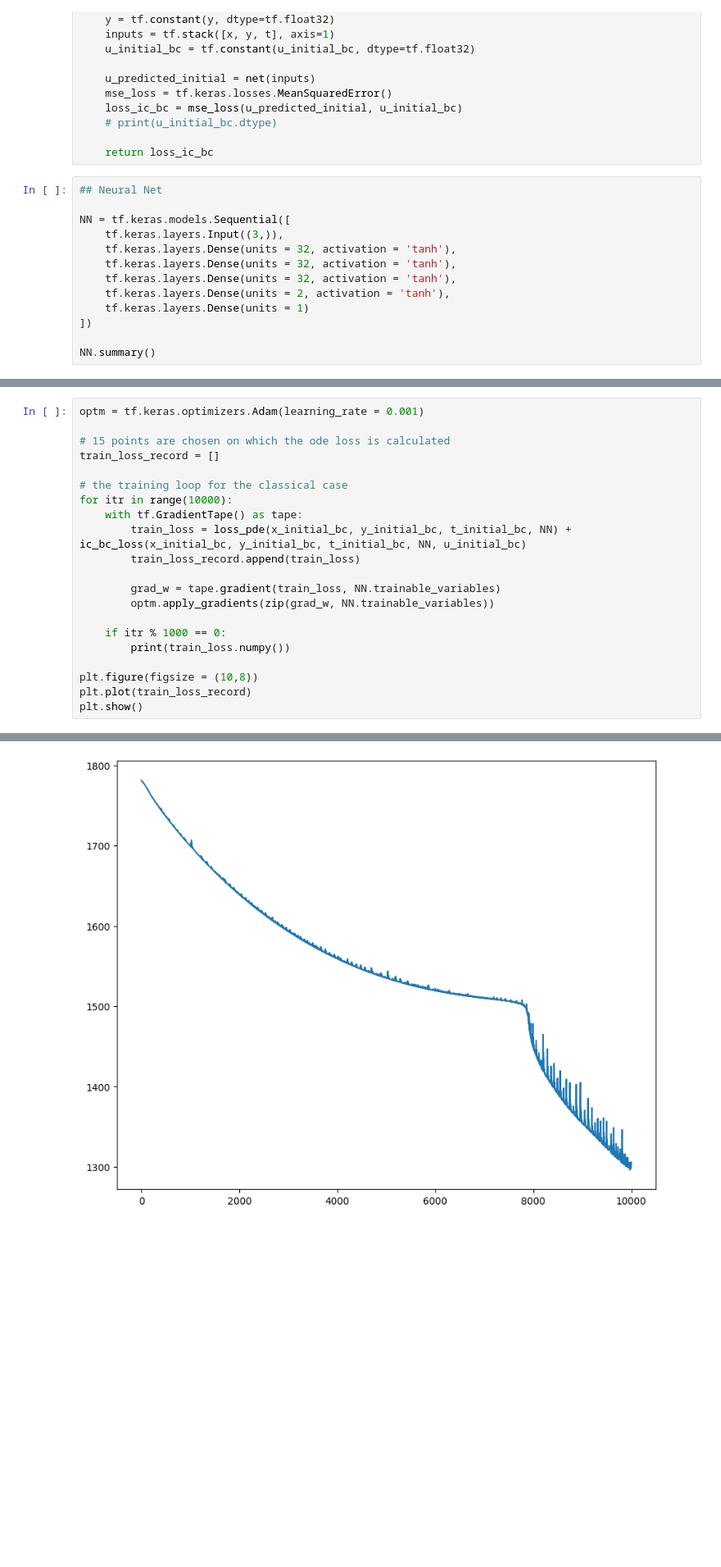
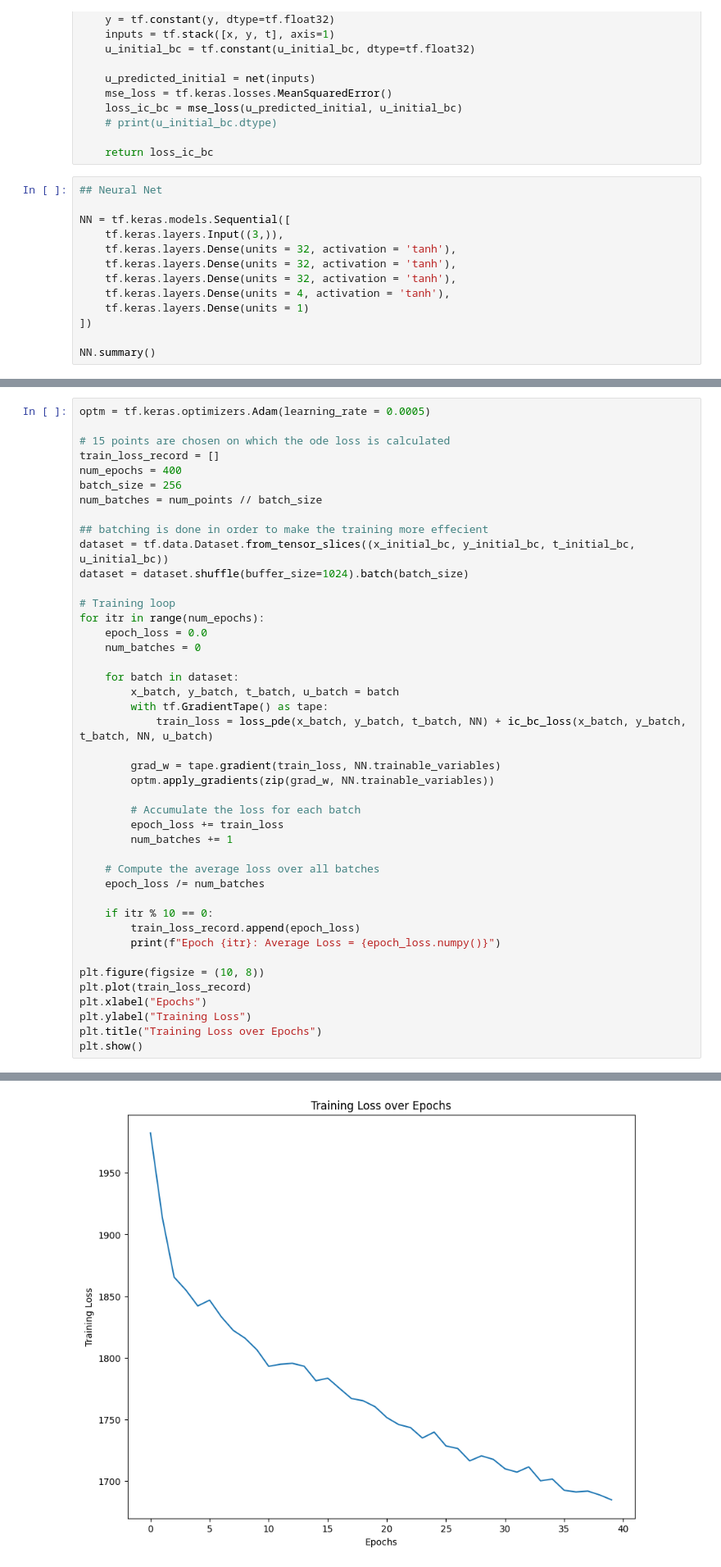
Before and after one commit to singhmeet11/PIQNN, a Jupyter notebook: heat_equation/heat_pde_1.ipynb, the cells around one changed output, grey strips where cells are left out. Shown at 82% size. Saved outputs shown, nothing was run; the diff lists cells and outputs as text; blank space fills up the shorter version.

```diff
--- a/heat_equation/heat_pde_1.ipynb
+++ b/heat_equation/heat_pde_1.ipynb
@@ -89,7 +99,7 @@ NN = tf.keras.models.Sequential([
     tf.keras.layers.Dense(units = 32, activation = 'tanh'),
     tf.keras.layers.Dense(units = 32, activation = 'tanh'),
     tf.keras.layers.Dense(units = 32, activation = 'tanh'),
-    tf.keras.layers.Dense(units = 2, activation = 'tanh'),
+    tf.keras.layers.Dense(units = 4, activation = 'tanh'),
     tf.keras.layers.Dense(units = 1)
 ])
 
@@ -115,24 +125,46 @@ Trainable params: 2309 (9.02 KB)
 Non-trainable params: 0 (0.00 Byte)
 _________________________________________________________________
 # %%
-optm = tf.keras.optimizers.Adam(learning_rate = 0.001)
+optm = tf.keras.optimizers.Adam(learning_rate = 0.0005)
 
 # 15 points are chosen on which the ode loss is calculated
 train_loss_record = []
+num_epochs = 400
+batch_size = 256
+num_batches = num_points // batch_size
 
-# the training loop for the classical case
-for itr in range(10000):
-    with tf.GradientTape() as tape:
-        train_loss = loss_pde(x_initial_bc, y_initial_bc, t_initial_bc, NN) + ic_bc_loss(x_initial_bc, y_initial_bc, t_initial_bc, NN, u_initial_bc)
-        train_loss_record.append(train_loss)
+## batching is done in order to make the training more effecient
+dataset = tf.data.Dataset.from_tensor_slices((x_initial_bc, y_initial_bc, t_initial_bc, u_initial_bc))
+dataset = dataset.shuffle(buffer_size=1024).batch(batch_size)
+
+# Training loop
+for itr in range(num_epochs):
+    epoch_loss = 0.0
+    num_batches = 0
+
+    for batch in dataset:
+        x_batch, y_batch, t_batch, u_batch = batch
+        with tf.GradientTape() as tape:
+            train_loss = loss_pde(x_batch, y_batch, t_batch, NN) + ic_bc_loss(x_batch, y_batch, t_batch, NN, u_batch)
 
         grad_w = tape.gradient(train_loss, NN.trainable_variables)
         optm.apply_gradients(zip(grad_w, NN.trainable_variables))
 
-    if itr % 1000 == 0:
-        print(train_loss.numpy())
+        # Accumulate the loss for each batch
+        epoch_loss += train_loss
+        num_batches += 1
 
-plt.figure(figsize = (10,8))
+    # Compute the average loss over all batches
+    epoch_loss /= num_batches
+
+    if itr % 10 == 0:
+        train_loss_record.append(epoch_loss)
+        print(f"Epoch {itr}: Average Loss = {epoch_loss.numpy()}")
+
+plt.figure(figsize = (10, 8))
 plt.plot(train_loss_record)
+plt.xlabel("Epochs")
+plt.ylabel("Training Loss")
+plt.title("Training Loss over Epochs")
 plt.show()
 # %% [output]
@@ -149,4 +188,4 @@ plt.show()
-[figure, old version]
+[figure, new version]
 # %%
 # Generate meshgrid for x and y
 x = np.arange(x_min, x_max, 0.01)
```
Also changed, not shown: parts of 7 cells of this notebook, 3 other files.
